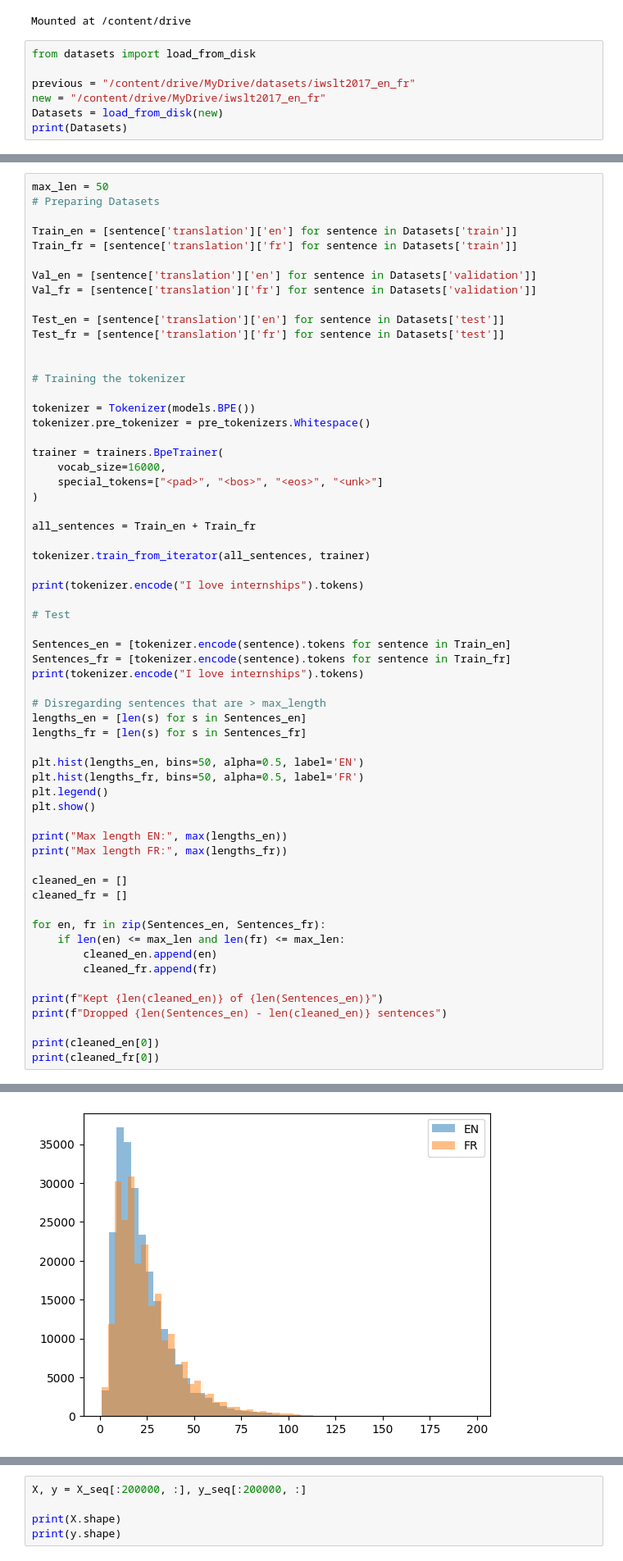
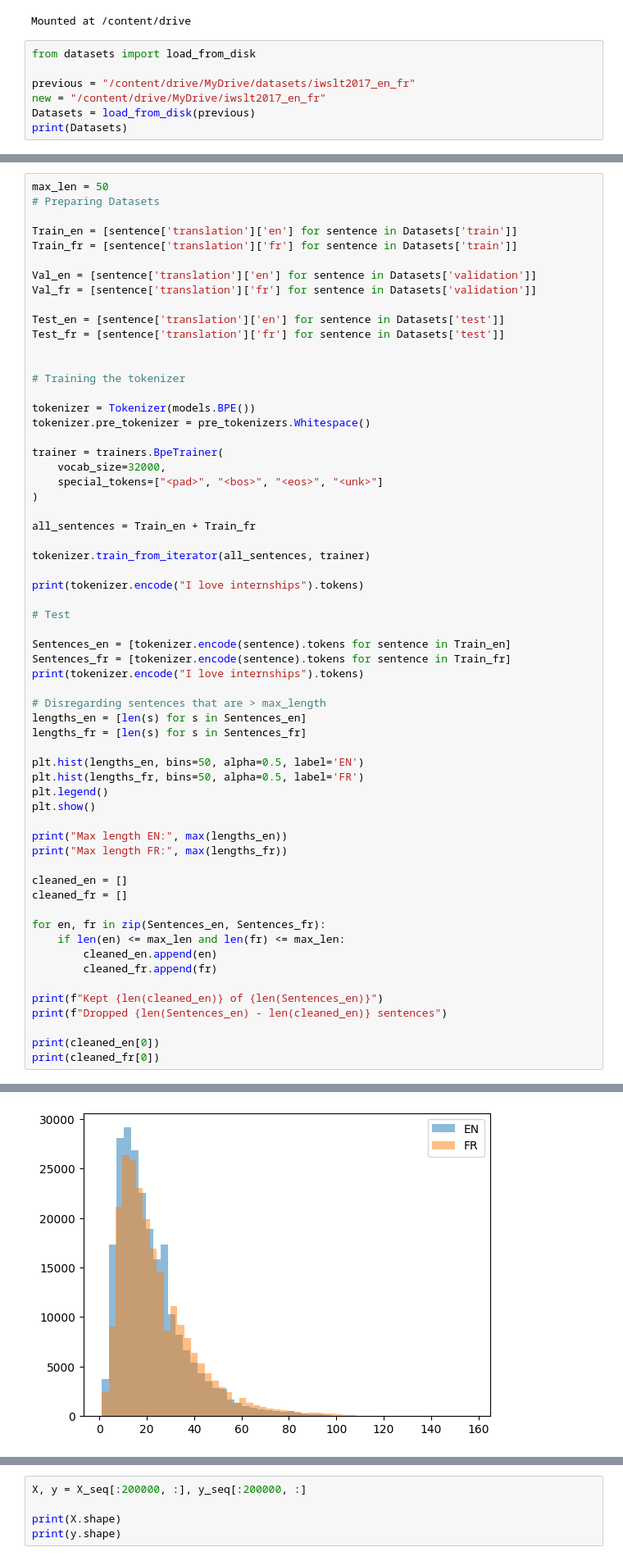
Before and after one commit to AdambHatim/Transformers, a Jupyter notebook: Transformers.ipynb, the cells around one changed output, grey strips where cells are left out. Shown at 82% size. Saved outputs shown, nothing was run; the diff lists cells and outputs as text.

```diff
--- a/Transformers.ipynb
+++ b/Transformers.ipynb
@@ -24,7 +24,7 @@ from datasets import load_from_disk
 
 previous = "/content/drive/MyDrive/datasets/iwslt2017_en_fr"
 new = "/content/drive/MyDrive/iwslt2017_en_fr"
-Datasets = load_from_disk(new)
+Datasets = load_from_disk(previous)
 print(Datasets)
 # %% [output]
 DatasetDict({
@@ -61,7 +61,7 @@ tokenizer = Tokenizer(models.BPE())
 tokenizer.pre_tokenizer = pre_tokenizers.Whitespace()
 
 trainer = trainers.BpeTrainer(
-    vocab_size=16000,
+    vocab_size=32000,
     special_tokens=["<pad>", "<bos>", "<eos>", "<unk>"]
 )
 
@@ -78,31 +78,31 @@ Sentences_fr = [tokenizer.encode(sentence).tokens for sentence in Train_fr]
 print(tokenizer.encode("I love internships").tokens)
 
 # Disregarding sentences that are > max_length
 lengths_en = [len(s) for s in Sentences_en]
 lengths_fr = [len(s) for s in Sentences_fr]
 
 plt.hist(lengths_en, bins=50, alpha=0.5, label='EN')
 plt.hist(lengths_fr, bins=50, alpha=0.5, label='FR')
 plt.legend()
 plt.show()
 
 print("Max length EN:", max(lengths_en))
 print("Max length FR:", max(lengths_fr))
 
 cleaned_en = []
 cleaned_fr = []
 
 for en, fr in zip(Sentences_en, Sentences_fr):
     if len(en) <= max_len and len(fr) <= max_len:
         cleaned_en.append(en)
         cleaned_fr.append(fr)
 
 print(f"Kept {len(cleaned_en)} of {len(Sentences_en)}")
 print(f"Dropped {len(Sentences_en) - len(cleaned_en)} sentences")
 
 print(cleaned_en[0])
 print(cleaned_fr[0])
 # %% [output]
 ['I', 'love', 'intern', 'ships']
 ['I', 'love', 'intern', 'ships']
-[figure, old version]
+[figure, new version]
```
Also changed, not shown: parts of 8 cells of this notebook.
